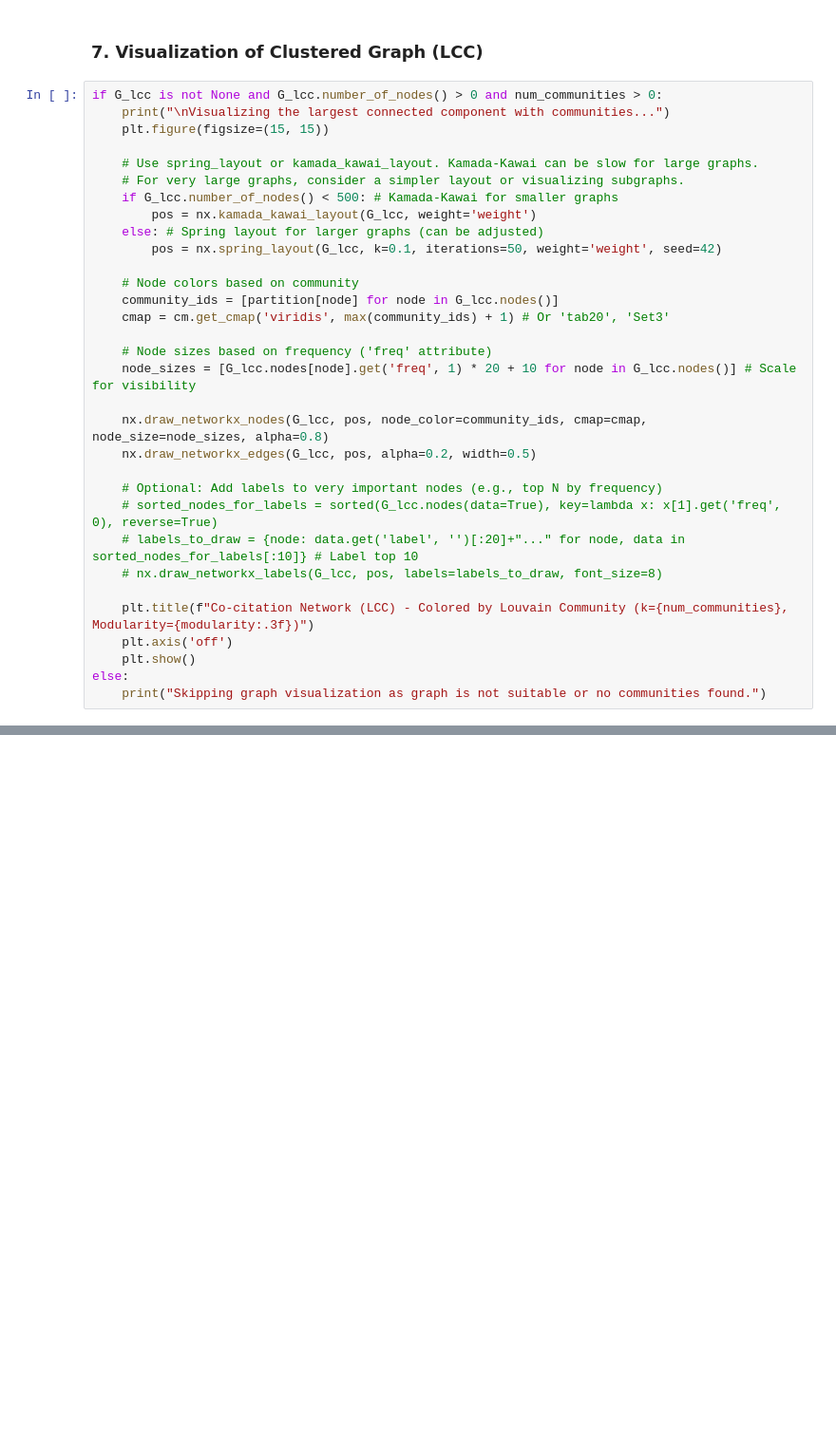
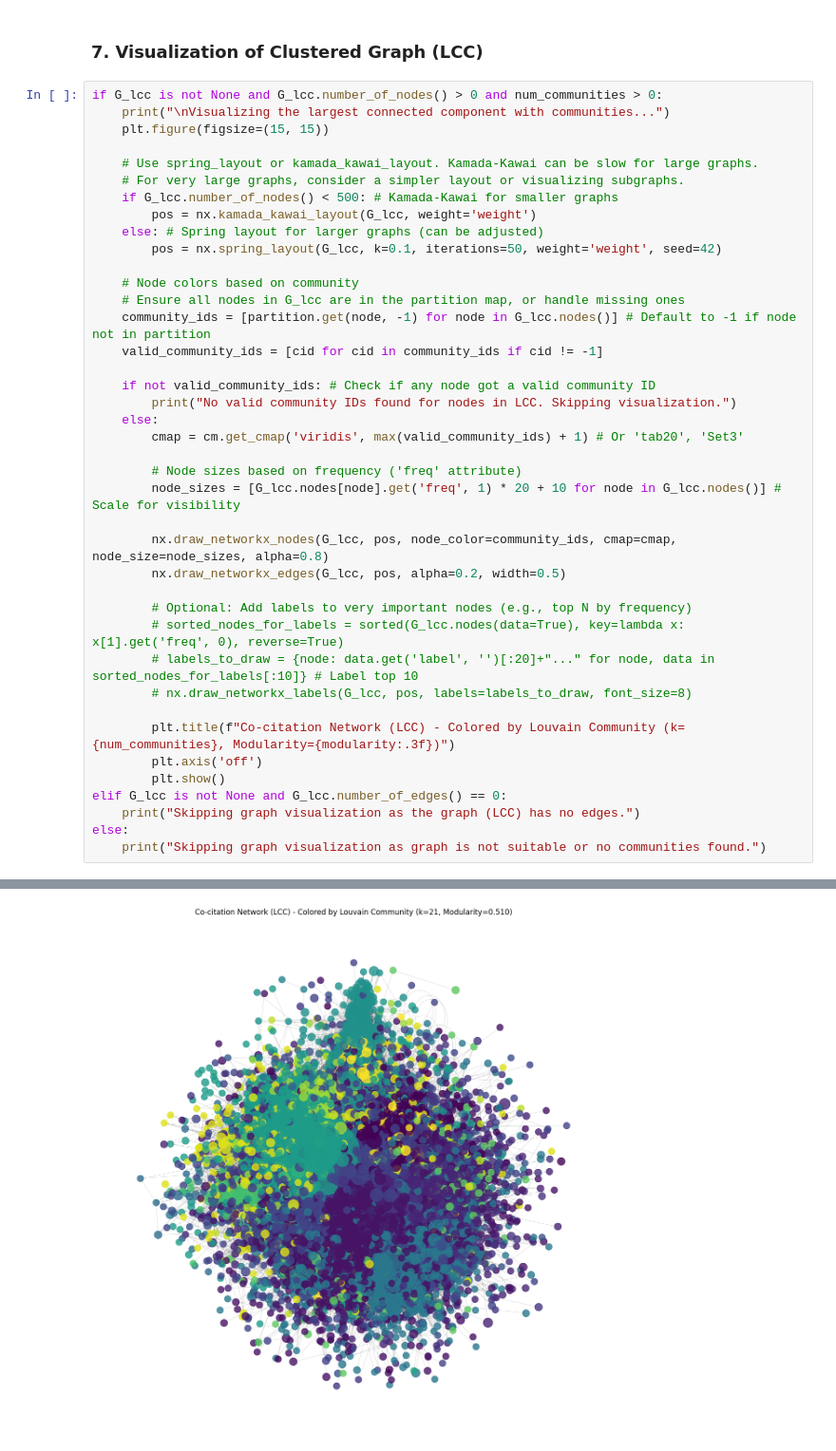
Before and after one commit to youngjour/literature_review_co-citation_graph, a Jupyter notebook: co-citation_clustering.ipynb, the cells around one changed output, grey strips where cells are left out. Shown at 95% size. Drawn from its saved outputs; the diff is of its cells as text; blank space fills up the shorter version.

```diff
--- a/co-citation_clustering.ipynb
+++ b/co-citation_clustering.ipynb
@@ -303,22 +475,31 @@ if G_lcc is not None and G_lcc.number_of_nodes() > 0 and num_communities > 0:
         pos = nx.spring_layout(G_lcc, k=0.1, iterations=50, weight='weight', seed=42)
 
     # Node colors based on community
-    community_ids = [partition[node] for node in G_lcc.nodes()]
-    cmap = cm.get_cmap('viridis', max(community_ids) + 1) # Or 'tab20', 'Set3'
+    # Ensure all nodes in G_lcc are in the partition map, or handle missing ones
+    community_ids = [partition.get(node, -1) for node in G_lcc.nodes()] # Default to -1 if node not in partition
+    valid_community_ids = [cid for cid in community_ids if cid != -1]
 
-    # Node sizes based on frequency ('freq' attribute)
-    node_sizes = [G_lcc.nodes[node].get('freq', 1) * 20 + 10 for node in G_lcc.nodes()] # Scale for visibility
+    if not valid_community_ids: # Check if any node got a valid community ID
+        print("No valid community IDs found for nodes in LCC. Skipping visualization.")
+    else:
+        cmap = cm.get_cmap('viridis', max(valid_community_ids) + 1) # Or 'tab20', 'Set3'
 
-    nx.draw_networkx_nodes(G_lcc, pos, node_color=community_ids, cmap=cmap, node_size=node_sizes, alpha=0.8)
-    nx.draw_networkx_edges(G_lcc, pos, alpha=0.2, width=0.5)
+        # Node sizes based on frequency ('freq' attribute)
+        node_sizes = [G_lcc.nodes[node].get('freq', 1) * 20 + 10 for node in G_lcc.nodes()] # Scale for visibility
 
-    # Optional: Add labels to very important nodes (e.g., top N by frequency)
-    # sorted_nodes_for_labels = sorted(G_lcc.nodes(data=True), key=lambda x: x[1].get('freq', 0), reverse=True)
-    # labels_to_draw = {node: data.get('label', '')[:20]+"..." for node, data in sorted_nodes_for_labels[:10]} # Label top 10
-    # nx.draw_networkx_labels(G_lcc, pos, labels=labels_to_draw, font_size=8)
+        nx.draw_networkx_nodes(G_lcc, pos, node_color=community_ids, cmap=cmap, node_size=node_sizes, alpha=0.8)
+        nx.draw_networkx_edges(G_lcc, pos, alpha=0.2, width=0.5)
 
-    plt.title(f"Co-citation Network (LCC) - Colored by Louvain Community (k={num_communities}, Modularity={modularity:.3f})")
-    plt.axis('off')
-    plt.show()
+        # Optional: Add labels to very important nodes (e.g., top N by frequency)
+        # sorted_nodes_for_labels = sorted(G_lcc.nodes(data=True), key=lambda x: x[1].get('freq', 0), reverse=True)
+        # labels_to_draw = {node: data.get('label', '')[:20]+"..." for node, data in sorted_nodes_for_labels[:10]} # Label top 10
+        # nx.draw_networkx_labels(G_lcc, pos, labels=labels_to_draw, font_size=8)
+
+        plt.title(f"Co-citation Network (LCC) - Colored by Louvain Community (k={num_communities}, Modularity={modularity:.3f})")
+        plt.axis('off')
+        plt.show()
+elif G_lcc is not None and G_lcc.number_of_edges() == 0:
+    print("Skipping graph visualization as the graph (LCC) has no edges.")
 else:
     print("Skipping graph visualization as graph is not suitable or no communities found.")
+# %% [output]
@@ -324,0 +507 @@ else:
+[figure, added]
```
Also changed, not shown: parts of 12 cells of this notebook.
